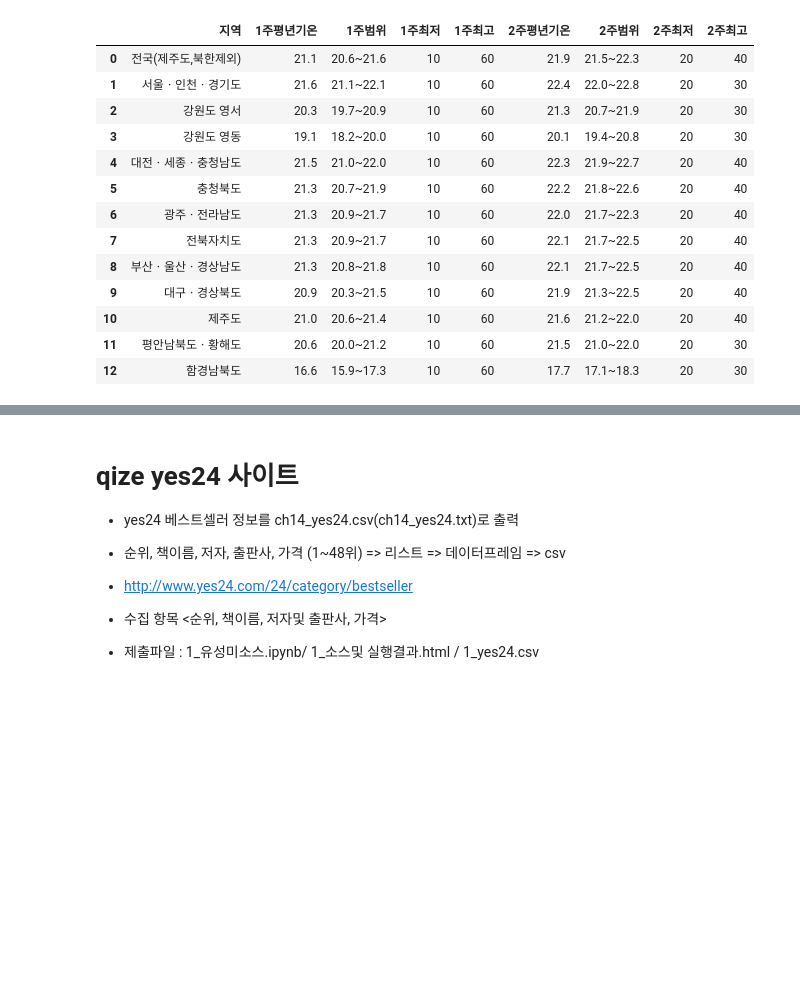
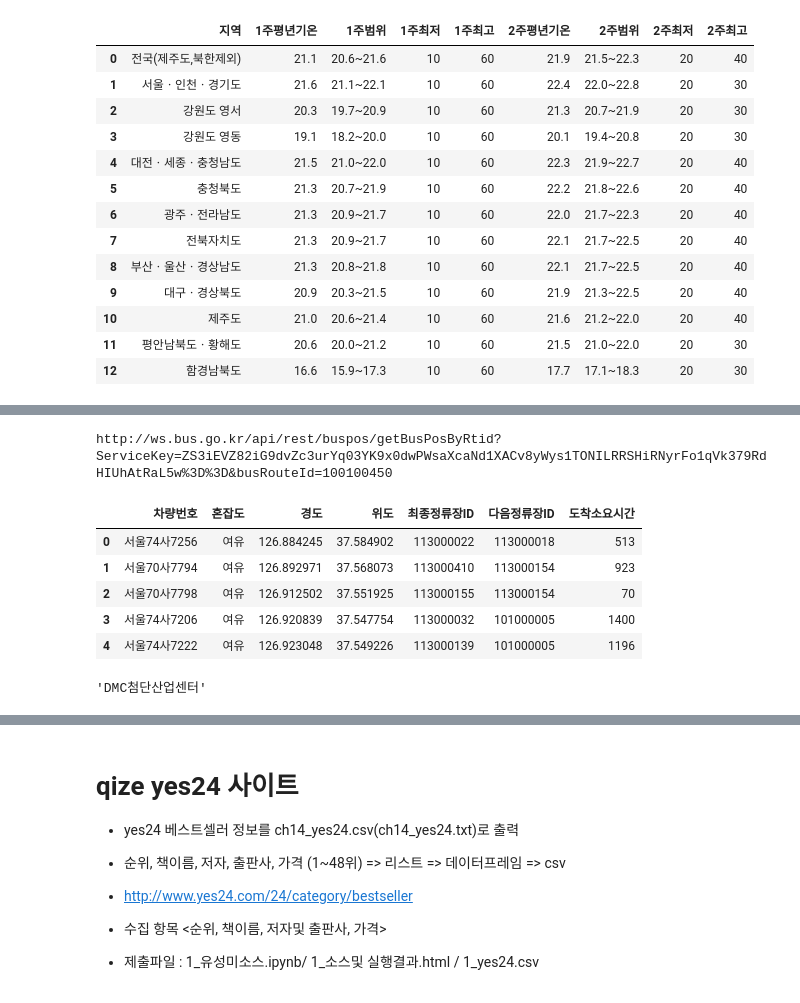
Before and after one commit to yoosim/ai_x, a Jupyter notebook: source/01_python/ch14_웹데이터수집1_정적_공공api.ipynb, the cells around one changed output, grey strips where cells are left out. Saved outputs shown, nothing was run; the diff lists cells and outputs as text; code cells hidden in the pictures; blank space fills up the shorter version.

```diff
--- a/source/01_python/ch14_웹데이터수집1_정적_공공api.ipynb
+++ b/source/01_python/ch14_웹데이터수집1_정적_공공api.ipynb
@@ -1058,0 +1185,46 @@ df
+# %%
+# Step3 : busRouteId로 버스 위치 정보 조회 2번 getBusPosByRtidList
+url3 = f'http://ws.bus.go.kr/api/rest/buspos/getBusPosByRtid?ServiceKey={key}&busRouteId={busRouteId}'
+print(url3)
+response = requests.get(url3)
+soup = BeautifulSoup(response.text,'xml')
+bus_position = []
+itemLists = soup.select('itemList')
+# print('운행중인 버스 수 :', len(itemLists))
+for itemList in soup.select('itemList'):  #soup.select('itemList') 운행중인 버스대수
+    #차량번호, 혼잡도, 경도, 위도, 최종정류장id, 다음정류장id, 도착소요시간
+    plainNo   = itemList.select_one('plainNo').text
+    congetion = itemList.select_one('congetion').text
+    congetion = '여유' if congetion == '3'\
+                else '보통' if congetion =='4'\
+                else'혼잡' if congetion == '5'\
+                else '매우혼잡'
+    gpsX      = itemList.select_one('gpsX').text
+    gpsY      = itemList.select_one('gpsY').text
+    lastStnId = itemList.select_one('lastStnId').text
+    nextStId  = itemList.select_one('nextStId').text
+    nextStTm  = itemList.select_one('nextStTm').text
+    bus_position.append({
+        '차량번호' : plainNo,
+        '혼잡도' : congetion,
+        '경도' : gpsX,
+        '위도' : gpsY,
+        '최종정류장ID' : lastStnId,
+        '다음정류장ID' : nextStId,
+        '도착소요시간' :nextStTm})
+df_pos = pd.DataFrame(bus_position)
+df_pos.head()
+# %% [output]
+http://ws.bus.go.kr/api/rest/buspos/getBusPosByRtid?ServiceKey=ZS3iEVZ82iG9dvZc3urYq03YK9x0dwPWsaXcaNd1XACv8yWys1TONILRRSHiRNyrFo1qVk379RdHIUhAtRaL5w%3D%3D&busRouteId=100100450
+|  | 차량번호 | 혼잡도 | 경도 | 위도 | 최종정류장ID | 다음정류장ID | 도착소요시간 |
+| 0 | 서울74사7256 | 여유 | 126.884245 | 37.584902 | 113000022 | 113000018 | 513 |
+| 1 | 서울70사7794 | 여유 | 126.892971 | 37.568073 | 113000410 | 113000154 | 923 |
+| 2 | 서울70사7798 | 여유 | 126.912502 | 37.551925 | 113000155 | 113000154 | 70 |
+| 3 | 서울74사7206 | 여유 | 126.920839 | 37.547754 | 113000032 | 101000005 | 1400 |
+| 4 | 서울74사7222 | 여유 | 126.923048 | 37.549226 | 113000139 | 101000005 | 1196 |
+# %%
+# id가 113000022인 정류소명
+df.loc[df['id']== '113000022','정류소']. iloc[0]
+# df.loc[df['id']== '113000018','정류소']. iloc[0] #현재는 타입은 시리즈 -> 스칼라데이터로 변환
+# %% [output]
+'DMC첨단산업센터'
```
Also changed, not shown: parts of 19 cells of this notebook, 7 other files.
